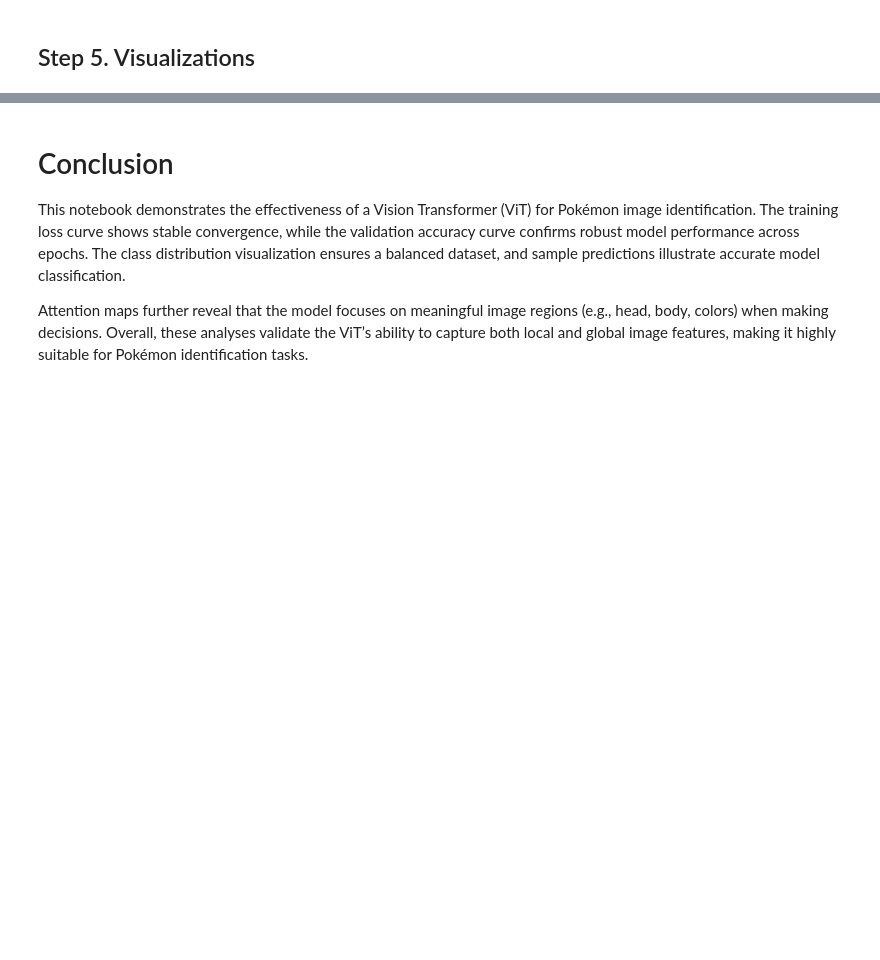
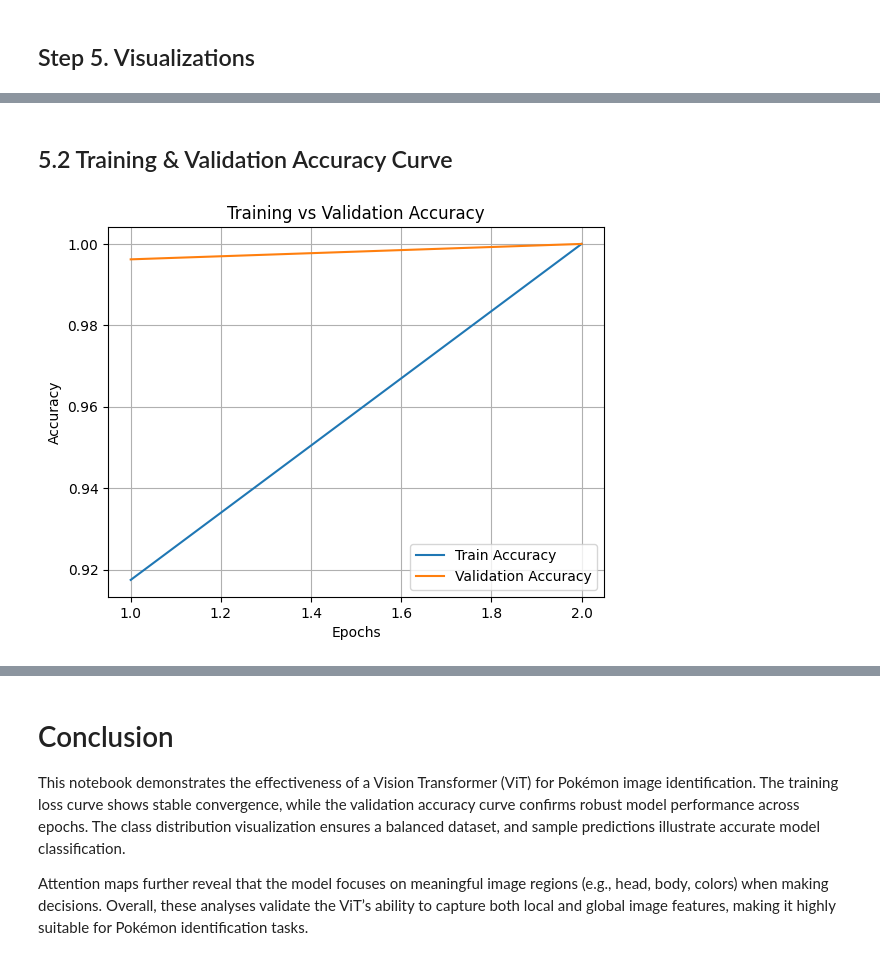
Before and after one commit to HashimHilal-QUT/Transformers, a Jupyter notebook: Pokemon_Identification/Pokémon Identification using Vision Transformers.ipynb, the cells around one changed output, grey strips where cells are left out. Cells and saved outputs as stored; diff of their text form; code cells hidden in the pictures; blank space fills up the shorter version.

```diff
--- a/Pokemon_Identification/Pokémon Identification using Vision Transformers.ipynb
+++ b/Pokemon_Identification/Pokémon Identification using Vision Transformers.ipynb
@@ -411,0 +437,14 @@ plt.show()
+# %% [markdown]
+## 5.2 Training & Validation Accuracy Curve
+# %%
+plt.figure()
+plt.plot(epochs_range, train_acc, label="Train Accuracy")
+plt.plot(epochs_range, val_acc, label="Validation Accuracy")
+plt.xlabel("Epochs")
+plt.ylabel("Accuracy")
+plt.title("Training vs Validation Accuracy")
+plt.legend()
+plt.grid(True)
+plt.show()
+# %% [output]
+[figure, added]
```
Also changed, not shown: parts of 23 cells of this notebook, 1 other file.
